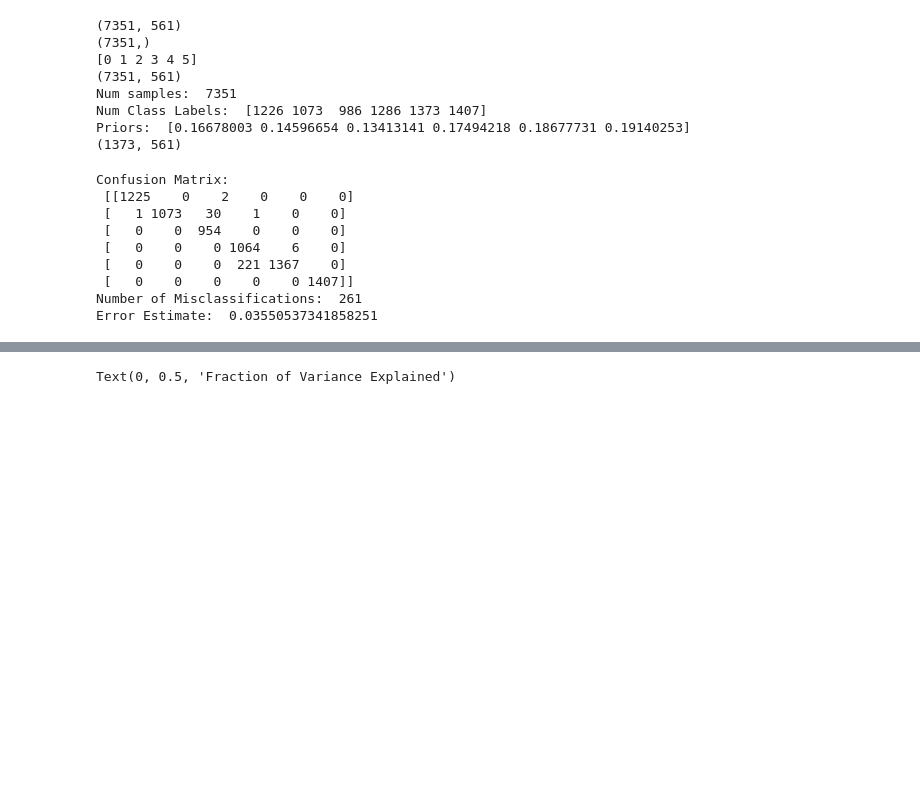
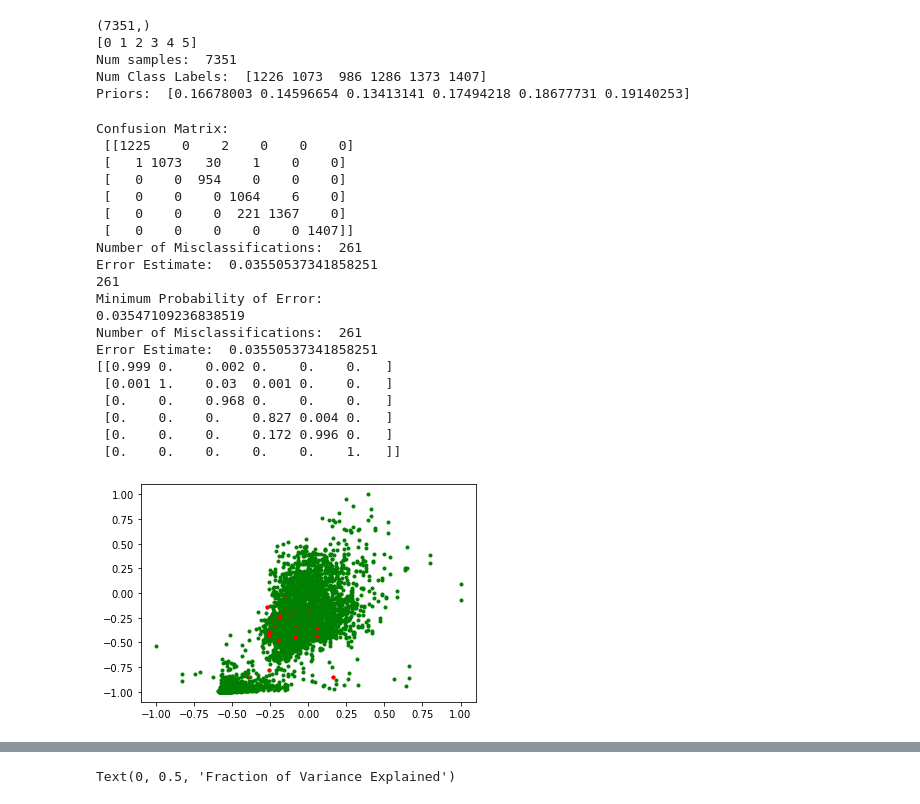
Before and after one commit to meuliano/EECE5644, a Jupyter notebook: HW1/hw1_3_set2.ipynb, the cells around one changed output, grey strips where cells are left out. Saved outputs shown, nothing was run; the diff lists cells and outputs as text; code cells hidden in the pictures; blank space fills up the shorter version.

```diff
--- a/HW1/hw1_3_set2.ipynb
+++ b/HW1/hw1_3_set2.ipynb
@@ -5,8 +5,7 @@ import numpy as np
 from scipy.stats import multivariate_normal
 from sklearn.metrics import confusion_matrix
 # %%
-newdata = np.array(read_csv('X_train.txt', sep = '\s+'))
-print(newdata.shape)
+activitydata = np.array(read_csv('X_train.txt', sep = '\s+'))
 
 labels = np.array(read_csv('y_train.txt', sep = '\s+')).T[0]
 labels = np.array([i - 1 for i in labels])
@@ -15,8 +14,8 @@ print(labels.shape)
 valid_classes = np.array(range(6))
 print(valid_classes)
 
-X = newdata
-print(X.shape)
+X = activitydata
+
 N = len(labels)
 print("Num samples: ", N)
 
@@ -28,45 +27,75 @@ print("Priors: ", priors)
 
 C = len(priors)
 
-print(X[labels == 4].shape)
-
-
-
+# First derive sample-based estimates of mean vector and covariance matrix:
 mu_hat = np.array([np.mean(X[labels == i], axis = 0) for i in valid_classes]) # No labelled samples for 0, 1, 2, 10!
 
-reg = 0.1*np.identity(561) #7x11
+reg = 0.1*np.identity(X.shape[1])
 
 Sigma_hat = np.array([np.cov(X[labels == i].T) + reg for i in valid_classes]) #7x11x11
 # %% [output]
-(7351, 561)
 (7351,)
 [0 1 2 3 4 5]
-(7351, 561)
 Num samples:  7351
 Num Class Labels:  [1226 1073  986 1286 1373 1407]
 Priors:  [0.16678003 0.14596654 0.13413141 0.17494218 0.18677731 0.19140253]
-(1373, 561)
 # %%
 # Implement minimum P(error) classification rule on all training samples
 class_cond_likelihoods = np.array([multivariate_normal.pdf(X, mu_hat[c], Sigma_hat[c]) for c in range(len(valid_classes))])
 priors_diag = np.diag(priors)
 class_posteriors = priors_diag.dot(class_cond_likelihoods)
 
 decisions = np.argmax(class_posteriors, axis = 0)
 decisions = np.array([i + valid_classes[0] for i in decisions]) # labels start at 3...
 
 conf_matrix = confusion_matrix(decisions, labels)
 print("Confusion Matrix:\n",conf_matrix)
 
 errors = len(np.argwhere(decisions != labels))
 print('Number of Misclassifications: ', errors, "\nError Estimate: ", errors/N)
+
+# Confusion matrix
+conf_mat_b = np.zeros((C, C))
+
+for i in valid_classes: # Each decision option
+    for j in valid_classes: # Each class label
+        ind_ij = np.argwhere((decisions==i) & (labels==j))
+        conf_mat_b[i, j] = round(len(ind_ij)/N_cl[j],3) # Average over class sample count
+
+        # True label = Marker shape; Decision = Marker Color
+        plt.plot(X[ind_ij, 10], X[ind_ij, 6], 'g.', markersize=6)
+
+        if i != j:
+            plt.plot(X[ind_ij, 10], X[ind_ij, 6], 'r.', markersize=6)
+
+# errors = len(np.argwhere(decisions != labels))
+print(errors)
+print("Minimum Probability of Error:")
+prob_error = 1 - np.diag(conf_mat_b).dot(N_cl / N)
+print(prob_error)
+
+print('Number of Misclassifications: ', errors, "\nError Estimate: ", errors/N)
+
+print(conf_mat_b)
 # %% [output]
 Confusion Matrix:
  [[1225    0    2    0    0    0]
  [   1 1073   30    1    0    0]
  [   0    0  954    0    0    0]
  [   0    0    0 1064    6    0]
  [   0    0    0  221 1367    0]
  [   0    0    0    0    0 1407]]
 Number of Misclassifications:  261
 Error Estimate:  0.03550537341858251
+261
+Minimum Probability of Error:
+0.03547109236838519
+Number of Misclassifications:  261
+Error Estimate:  0.03550537341858251
+[[0.999 0.    0.002 0.    0.    0.   ]
+ [0.001 1.    0.03  0.001 0.    0.   ]
+ [0.    0.    0.968 0.    0.    0.   ]
+ [0.    0.    0.    0.827 0.004 0.   ]
+ [0.    0.    0.    0.172 0.996 0.   ]
+ [0.    0.    0.    0.    0.    1.   ]]
+[figure, added]
```
Also changed, not shown: parts of 5 cells of this notebook, 3 other files.
